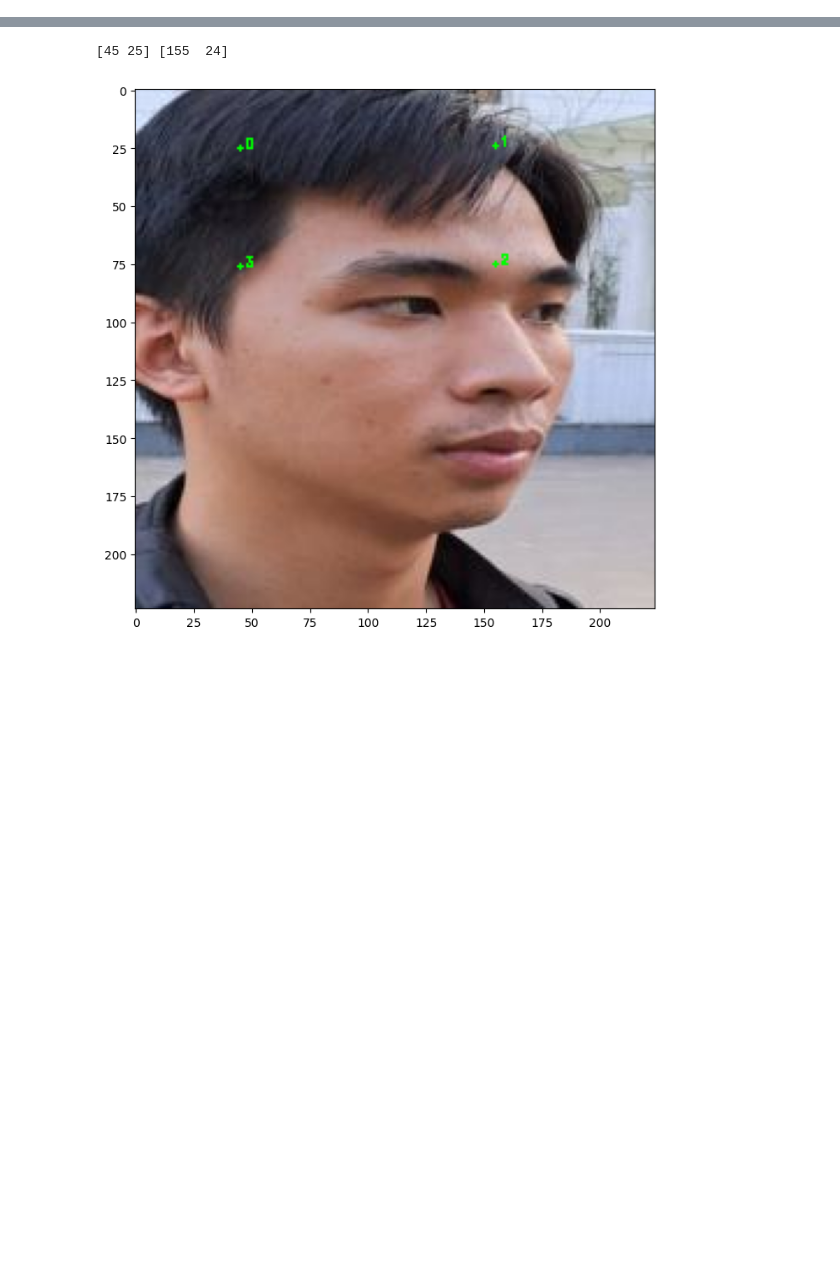
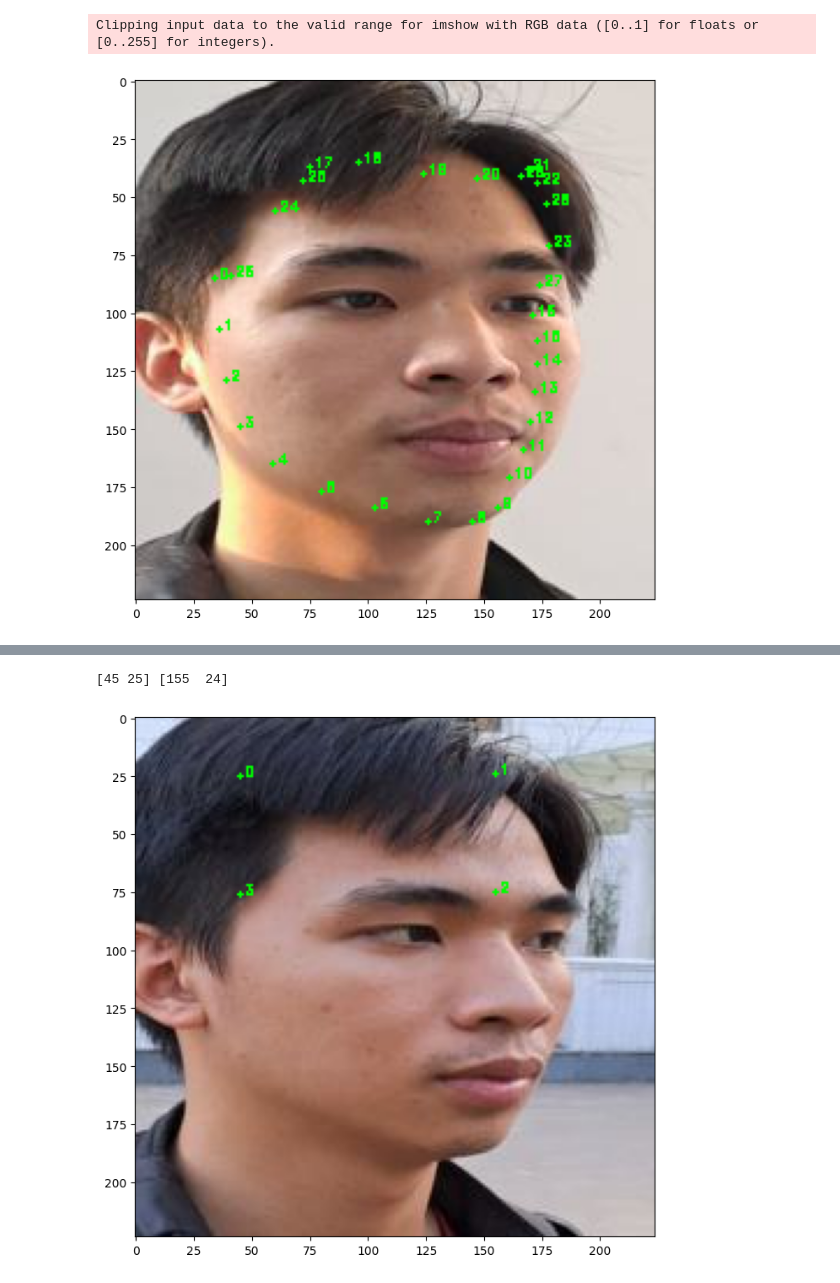
Before and after one commit to lechicuong2k3/Clean-label-Physical-Backdoor-Attack, a Jupyter notebook: face_landmark.ipynb, the cells around one changed output, grey strips where cells are left out. Saved outputs shown, nothing was run; the diff lists cells and outputs as text; code cells hidden in the pictures; blank space fills up the shorter version.

```diff
--- a/face_landmark.ipynb
+++ b/face_landmark.ipynb
@@ -205 +224,25 @@ tensor([[[0.3982, 0.5862, 0.4386,  ..., 0.8176, 0.7919, 0.2699],
+# %%
+from forest.data import datasets
+import matplotlib.pyplot as plt
+
+dataset = datasets.Subset(data.trainset, data.trainset_distribution[1])
+
+num_samples = len(dataset)
+fig, axes = plt.subplots(nrows=num_samples // 10 + 1, ncols=10, figsize=(30, 90))  # Adjust figsize for desired size
+
+# Iterate through the samples and plot them
+for i, sample in enumerate(dataset):
+    image, label, _ = sample  # Assuming your dataset returns images and labels
+
+    # Convert image to NumPy array if needed
+    if isinstance(image, torch.Tensor):
+        image = image.cpu().permute(1,2,0).numpy()
+
+    axes.flat[i].imshow(image)
+
+# Adjust layout and spacing
+plt.tight_layout()
+
+# Show the plot
+plt.show()
 # %%
@@ -216,0 +280,6 @@ Clipping input data to the valid range for imshow with RGB data ([0..1] for floa
+# %%
+bound = [shape[i] for i in range(len(shape)) if i < 17 or i > 67]
+face_detector.visualize_landmarks(image, bound)
+# %% [output]
+Clipping input data to the valid range for imshow with RGB data ([0..1] for floats or [0..255] for integers).
+[figure, added]
```
Also changed, not shown: parts of 16 cells of this notebook, 22 other files.
